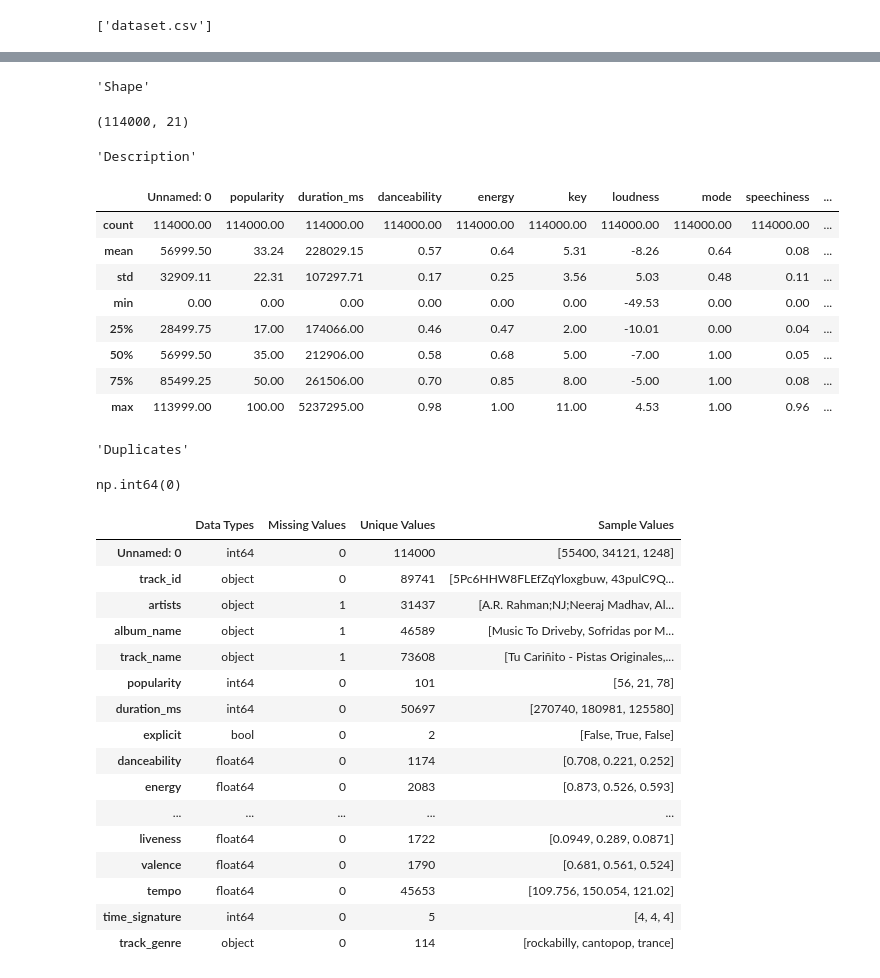
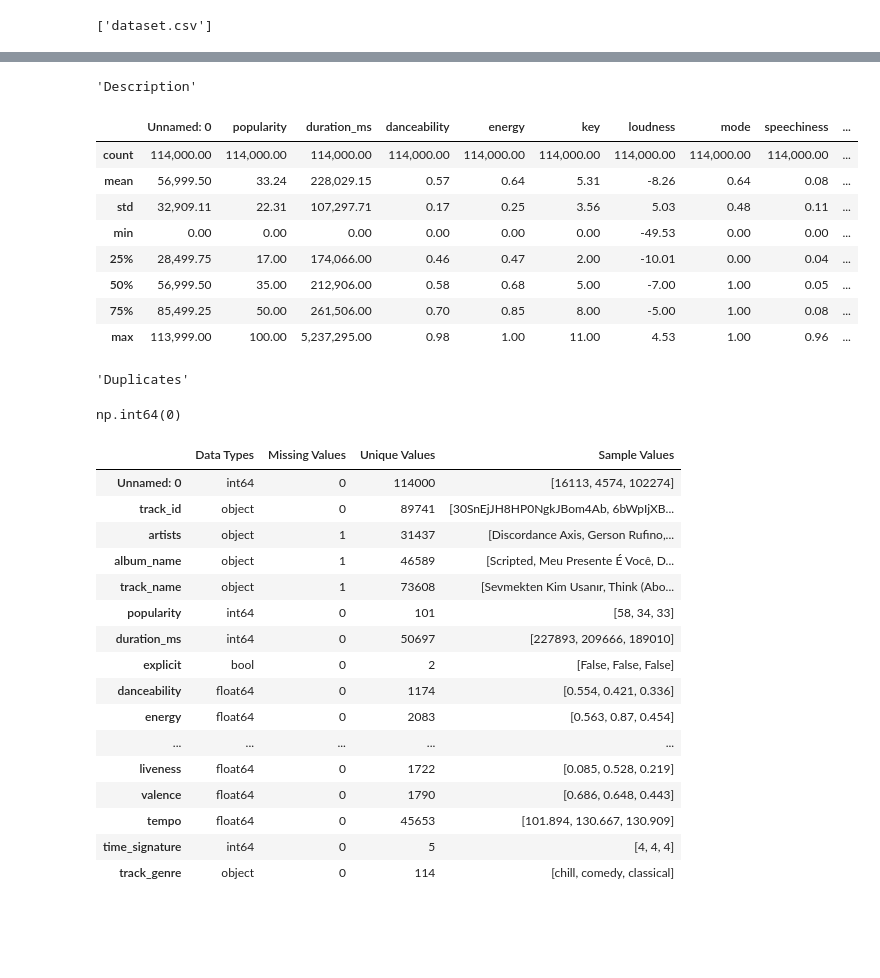
Before and after one commit to steffenkaewert/data_science, a Jupyter notebook: notebooks/01_exploration.ipynb, the cells around one changed output, grey strips where cells are left out. Drawn from its saved outputs; the diff is of its cells as text; code cells hidden in the pictures; blank space fills up the shorter version.

```diff
--- a/notebooks/01_exploration.ipynb
+++ b/notebooks/01_exploration.ipynb
@@ -5,4 +5,6 @@ import pandas as pd
 import numpy as np
 
 from dpp.data import load_from_kaggle
+# %%
+pd.set_option('display.float_format', '{:,.2f}'.format)
 # %%
@@ -39,50 +90,45 @@ df.head()
 # %%
 display(
-    "Shape",
-    df.shape,
     "Description",
     df.describe().round(2),
     "Duplicates",
     df.duplicated().sum(),
 )
-
 
 pd.DataFrame(
     {
         "Data Types": df.dtypes,
         "Missing Values": df.isnull().sum(),
         "Unique Values": df.nunique(),
         "Sample Values": [df[col].sample(3).tolist() for col in df.columns]
     })
 # %% [output]
-'Shape'
+'Description'
+|  | Unnamed: 0 | popularity | duration_ms | danceability | energy | key | loudness | mode | speechiness | ... |
+| count | 114,000.00 | 114,000.00 | 114,000.00 | 114,000.00 | 114,000.00 | 114,000.00 | 114,000.00 | 114,000.00 | 114,000.00 | ... |
+| mean | 56,999.50 | 33.24 | 228,029.15 | 0.57 | 0.64 | 5.31 | -8.26 | 0.64 | 0.08 | ... |
+| std | 32,909.11 | 22.31 | 107,297.71 | 0.17 | 0.25 | 3.56 | 5.03 | 0.48 | 0.11 | ... |
+| min | 0.00 | 0.00 | 0.00 | 0.00 | 0.00 | 0.00 | -49.53 | 0.00 | 0.00 | ... |
+| 25% | 28,499.75 | 17.00 | 174,066.00 | 0.46 | 0.47 | 2.00 | -10.01 | 0.00 | 0.04 | ... |
+| 50% | 56,999.50 | 35.00 | 212,906.00 | 0.58 | 0.68 | 5.00 | -7.00 | 1.00 | 0.05 | ... |
+| 75% | 85,499.25 | 50.00 | 261,506.00 | 0.70 | 0.85 | 8.00 | -5.00 | 1.00 | 0.08 | ... |
+| max | 113,999.00 | 100.00 | 5,237,295.00 | 0.98 | 1.00 | 11.00 | 4.53 | 1.00 | 0.96 | ... |
-(114000, 21)
+'Duplicates'
-'Description'
+np.int64(0)
-|  | Unnamed: 0 | popularity | duration_ms | danceability | energy | key | loudness | mode | speechiness | ... |
-| count | 114000.00 | 114000.00 | 114000.00 | 114000.00 | 114000.00 | 114000.00 | 114000.00 | 114000.00 | 114000.00 | ... |
-| mean | 56999.50 | 33.24 | 228029.15 | 0.57 | 0.64 | 5.31 | -8.26 | 0.64 | 0.08 | ... |
-| std | 32909.11 | 22.31 | 107297.71 | 0.17 | 0.25 | 3.56 | 5.03 | 0.48 | 0.11 | ... |
-| min | 0.00 | 0.00 | 0.00 | 0.00 | 0.00 | 0.00 | -49.53 | 0.00 | 0.00 | ... |
-| 25% | 28499.75 | 17.00 | 174066.00 | 0.46 | 0.47 | 2.00 | -10.01 | 0.00 | 0.04 | ... |
-| 50% | 56999.50 | 35.00 | 212906.00 | 0.58 | 0.68 | 5.00 | -7.00 | 1.00 | 0.05 | ... |
-| 75% | 85499.25 | 50.00 | 261506.00 | 0.70 | 0.85 | 8.00 | -5.00 | 1.00 | 0.08 | ... |
-| max | 113999.00 | 100.00 | 5237295.00 | 0.98 | 1.00 | 11.00 | 4.53 | 1.00 | 0.96 | ... |
-'Duplicates'
-np.int64(0)
 |  | Data Types | Missing Values | Unique Values | Sample Values |
-| Unnamed: 0 | int64 | 0 | 114000 | [55400, 34121, 1248] |
-| track_id | object | 0 | 89741 | [5Pc6HHW8FLEfZqYloxgbuw, 43pulC9Q... |
-| artists | object | 1 | 31437 | [A.R. Rahman;NJ;Neeraj Madhav, Al... |
-| album_name | object | 1 | 46589 | [Music To Driveby, Sofridas por M... |
-| track_name | object | 1 | 73608 | [Tu Cariñito - Pistas Originales,... |
-| popularity | int64 | 0 | 101 | [56, 21, 78] |
-| duration_ms | int64 | 0 | 50697 | [270740, 180981, 125580] |
-| explicit | bool | 0 | 2 | [False, True, False] |
-| danceability | float64 | 0 | 1174 | [0.708, 0.221, 0.252] |
-| energy | float64 | 0 | 2083 | [0.873, 0.526, 0.593] |
+| Unnamed: 0 | int64 | 0 | 114000 | [16113, 4574, 102274] |
+| track_id | object | 0 | 89741 | [30SnEjJH8HP0NgkJBom4Ab, 6bWpIjXB... |
+| artists | object | 1 | 31437 | [Discordance Axis, Gerson Rufino,... |
+| album_name | object | 1 | 46589 | [Scripted, Meu Presente É Você, D... |
+| track_name | object | 1 | 73608 | [Sevmekten Kim Usanır, Think (Abo... |
+| popularity | int64 | 0 | 101 | [58, 34, 33] |
+| duration_ms | int64 | 0 | 50697 | [227893, 209666, 189010] |
+| explicit | bool | 0 | 2 | [False, False, False] |
+| danceability | float64 | 0 | 1174 | [0.554, 0.421, 0.336] |
+| energy | float64 | 0 | 2083 | [0.563, 0.87, 0.454] |
 | ... | ... | ... | ... | ... |
-| liveness | float64 | 0 | 1722 | [0.0949, 0.289, 0.0871] |
-| valence | float64 | 0 | 1790 | [0.681, 0.561, 0.524] |
-| tempo | float64 | 0 | 45653 | [109.756, 150.054, 121.02] |
+| liveness | float64 | 0 | 1722 | [0.085, 0.528, 0.219] |
+| valence | float64 | 0 | 1790 | [0.686, 0.648, 0.443] |
+| tempo | float64 | 0 | 45653 | [101.894, 130.667, 130.909] |
 | time_signature | int64 | 0 | 5 | [4, 4, 4] |
-| track_genre | object | 0 | 114 | [rockabilly, cantopop, trance] |
+| track_genre | object | 0 | 114 | [chill, comedy, classical] |
```
Also changed, not shown: parts of 7 cells of this notebook.
